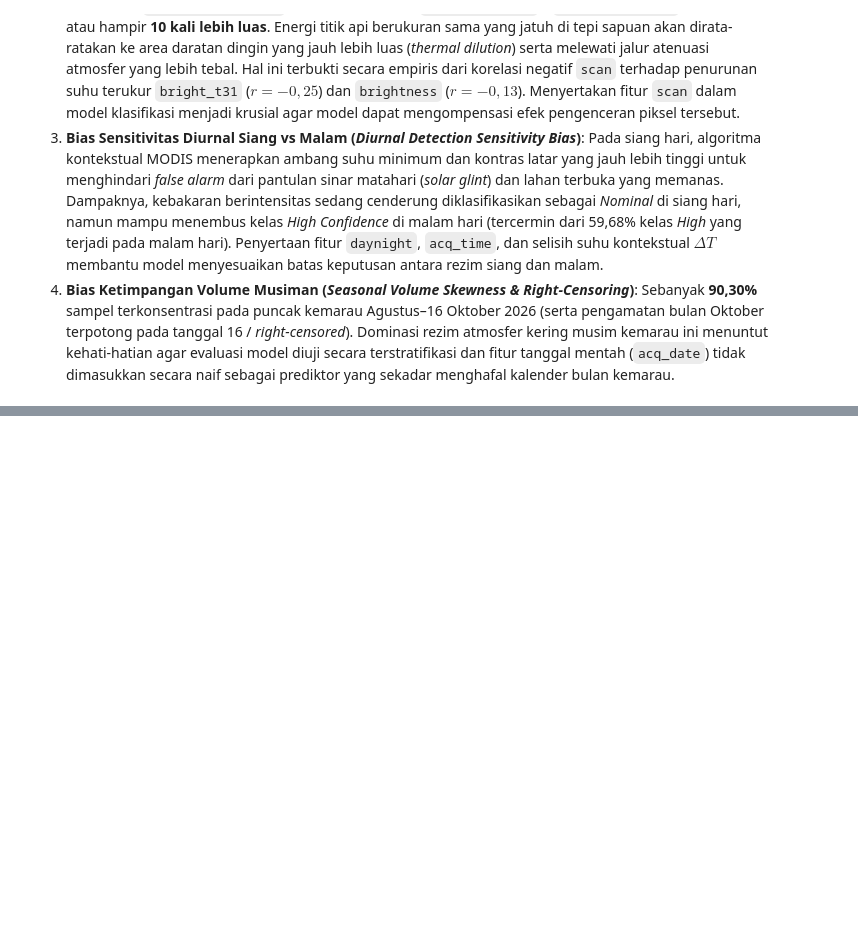
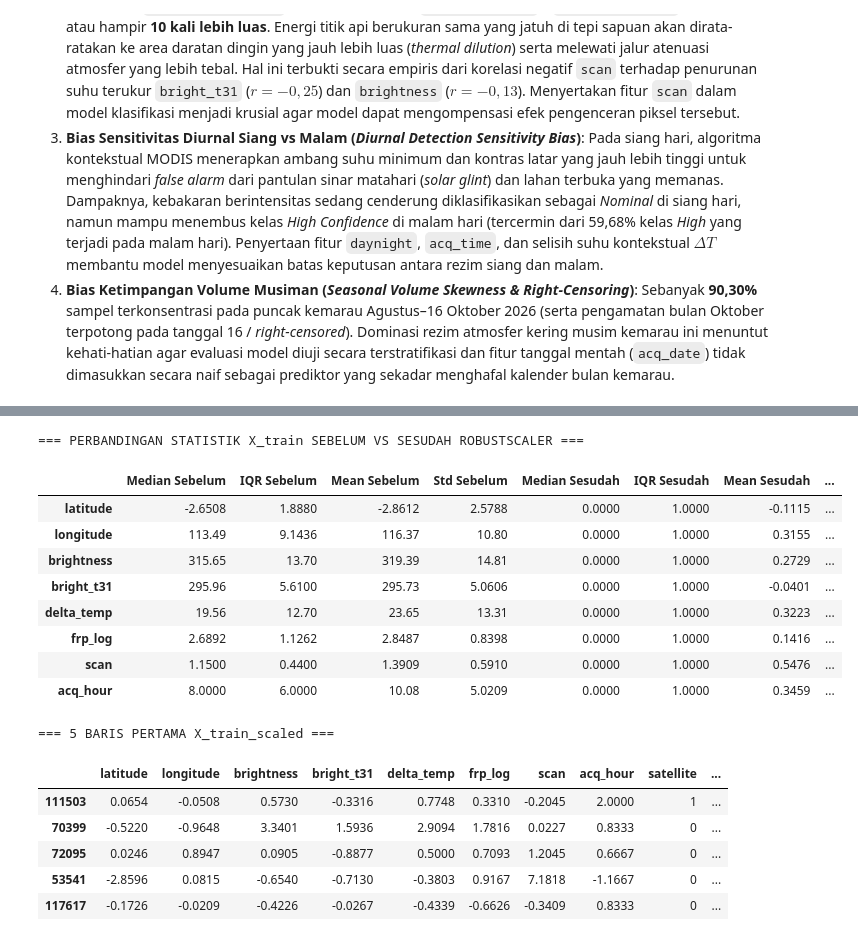
Before and after one commit to Indranaufalf/6_DataScience_IF-A, a Jupyter notebook: Laporan_UTS_EDA_Hotspot_NASA_FIRMS_2026.ipynb, the cells around one changed output, grey strips where cells are left out. Saved outputs shown, nothing was run; the diff lists cells and outputs as text; code cells hidden in the pictures; blank space fills up the shorter version.

```diff
--- a/Laporan_UTS_EDA_Hotspot_NASA_FIRMS_2026.ipynb
+++ b/Laporan_UTS_EDA_Hotspot_NASA_FIRMS_2026.ipynb
@@ -1154,0 +846,14 @@ Variabel `X_train_scaled`, `X_test_scaled`, `y_train`, dan `y_test` siap digunak
+# %%
+df_clean['satellite'] = df_clean['satellite'].map({'Terra': 0, 'Aqua': 1})
+df_clean['daynight'] = df_clean['daynight'].map({'D': 0, 'N': 1})
+df_clean['conf_cat'] = df_clean['conf_cat'].map({
+    'Low (<30%)': 0,
+    'Nominal (30%–79%)': 1,
+    'High (80%–100%)': 2
+}).astype(int)
+
+print("=== 5 BARIS PERTAMA df_clean SETELAH ENCODING ===")
+display(df_clean.head())
+
+print("=== TIPE DATA df_clean SETELAH ENCODING ===")
+display(df_clean.dtypes.to_frame(name='Tipe Data'))
@@ -1154,0 +941,49 @@ Variabel `X_train_scaled`, `X_test_scaled`, `y_train`, dan `y_test` siap digunak
+# %%
+from sklearn.preprocessing import RobustScaler
+
+num_scale_cols = [
+    'latitude', 'longitude', 'brightness', 'bright_t31',
+    'delta_temp', 'frp_log', 'scan', 'acq_hour'
+]
+
+scaler = RobustScaler()
+X_train_scaled = X_train.copy()
+X_test_scaled = X_test.copy()
+
+X_train_scaled[num_scale_cols] = scaler.fit_transform(X_train[num_scale_cols])
+X_test_scaled[num_scale_cols] = scaler.transform(X_test[num_scale_cols])
+
+stats_compare = pd.DataFrame({
+    'Median Sebelum': X_train[num_scale_cols].median().round(4),
+    'IQR Sebelum': (X_train[num_scale_cols].quantile(0.75) - X_train[num_scale_cols].quantile(0.25)).round(4),
+    'Mean Sebelum': X_train[num_scale_cols].mean().round(4),
+    'Std Sebelum': X_train[num_scale_cols].std().round(4),
+    'Median Sesudah': X_train_scaled[num_scale_cols].median().round(4),
+    'IQR Sesudah': (X_train_scaled[num_scale_cols].quantile(0.75) - X_train_scaled[num_scale_cols].quantile(0.25)).round(4),
+    'Mean Sesudah': X_train_scaled[num_scale_cols].mean().round(4),
+    'Std Sesudah': X_train_scaled[num_scale_cols].std().round(4)
+})
+
+print("=== PERBANDINGAN STATISTIK X_train SEBELUM VS SESUDAH ROBUSTSCALER ===")
+display(stats_compare)
+
+print("=== 5 BARIS PERTAMA X_train_scaled ===")
+display(X_train_scaled.head())
+# %% [output]
+=== PERBANDINGAN STATISTIK X_train SEBELUM VS SESUDAH ROBUSTSCALER ===
+|  | Median Sebelum | IQR Sebelum | Mean Sebelum | Std Sebelum | Median Sesudah | IQR Sesudah | Mean Sesudah | ... |
+| latitude | -2.6508 | 1.8880 | -2.8612 | 2.5788 | 0.0000 | 1.0000 | -0.1115 | ... |
+| longitude | 113.49 | 9.1436 | 116.37 | 10.80 | 0.0000 | 1.0000 | 0.3155 | ... |
+| brightness | 315.65 | 13.70 | 319.39 | 14.81 | 0.0000 | 1.0000 | 0.2729 | ... |
+| bright_t31 | 295.96 | 5.6100 | 295.73 | 5.0606 | 0.0000 | 1.0000 | -0.0401 | ... |
+| delta_temp | 19.56 | 12.70 | 23.65 | 13.31 | 0.0000 | 1.0000 | 0.3223 | ... |
+| frp_log | 2.6892 | 1.1262 | 2.8487 | 0.8398 | 0.0000 | 1.0000 | 0.1416 | ... |
+| scan | 1.1500 | 0.4400 | 1.3909 | 0.5910 | 0.0000 | 1.0000 | 0.5476 | ... |
+| acq_hour | 8.0000 | 6.0000 | 10.08 | 5.0209 | 0.0000 | 1.0000 | 0.3459 | ... |
+=== 5 BARIS PERTAMA X_train_scaled ===
+|  | latitude | longitude | brightness | bright_t31 | delta_temp | frp_log | scan | acq_hour | satellite | ... |
+| 111503 | 0.0654 | -0.0508 | 0.5730 | -0.3316 | 0.7748 | 0.3310 | -0.2045 | 2.0000 | 1 | ... |
+| 70399 | -0.5220 | -0.9648 | 3.3401 | 1.5936 | 2.9094 | 1.7816 | 0.0227 | 0.8333 | 0 | ... |
+| 72095 | 0.0246 | 0.8947 | 0.0905 | -0.8877 | 0.5000 | 0.7093 | 1.2045 | 0.6667 | 0 | ... |
+| 53541 | -2.8596 | 0.0815 | -0.6540 | -0.7130 | -0.3803 | 0.9167 | 7.1818 | -1.1667 | 0 | ... |
+| 117617 | -0.1726 | -0.0209 | -0.4226 | -0.0267 | -0.4339 | -0.6626 | -0.3409 | 0.8333 | 0 | ... |
```
Also changed, not shown: parts of 34 cells of this notebook.
